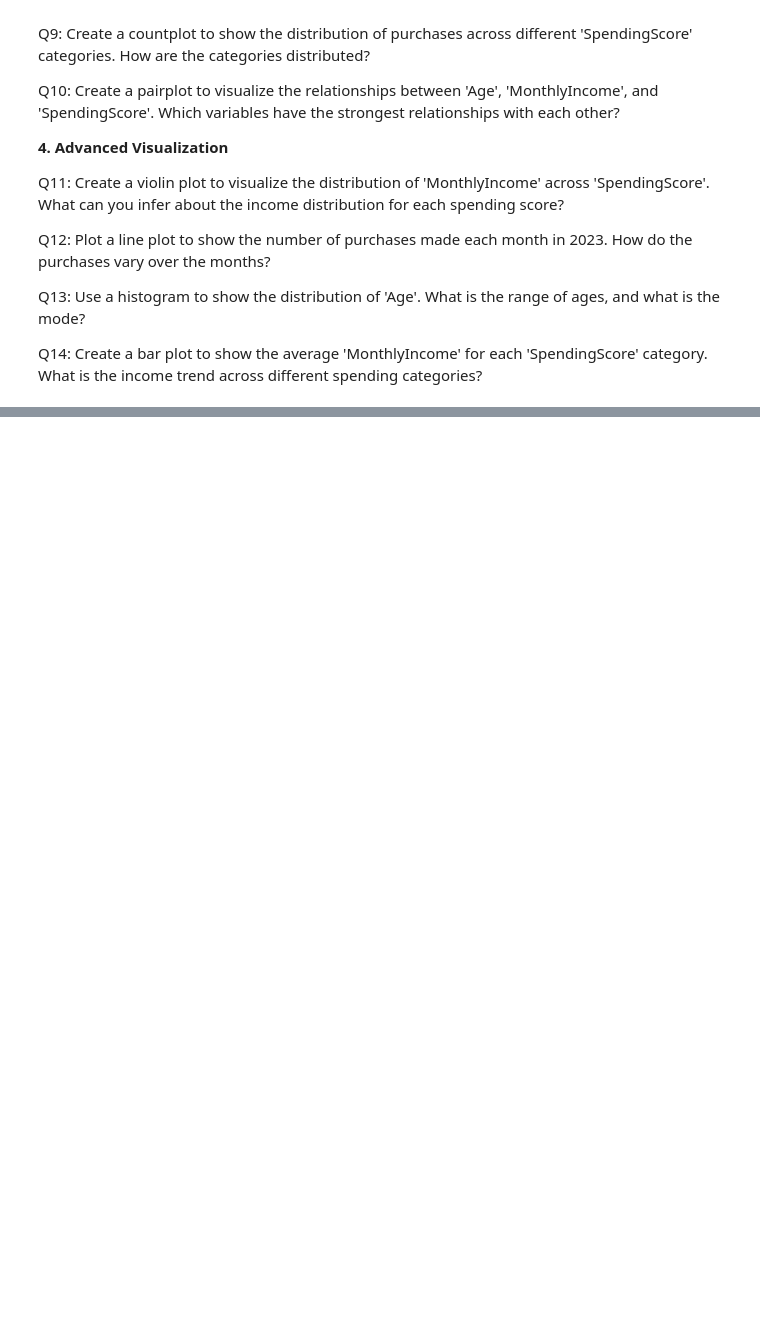
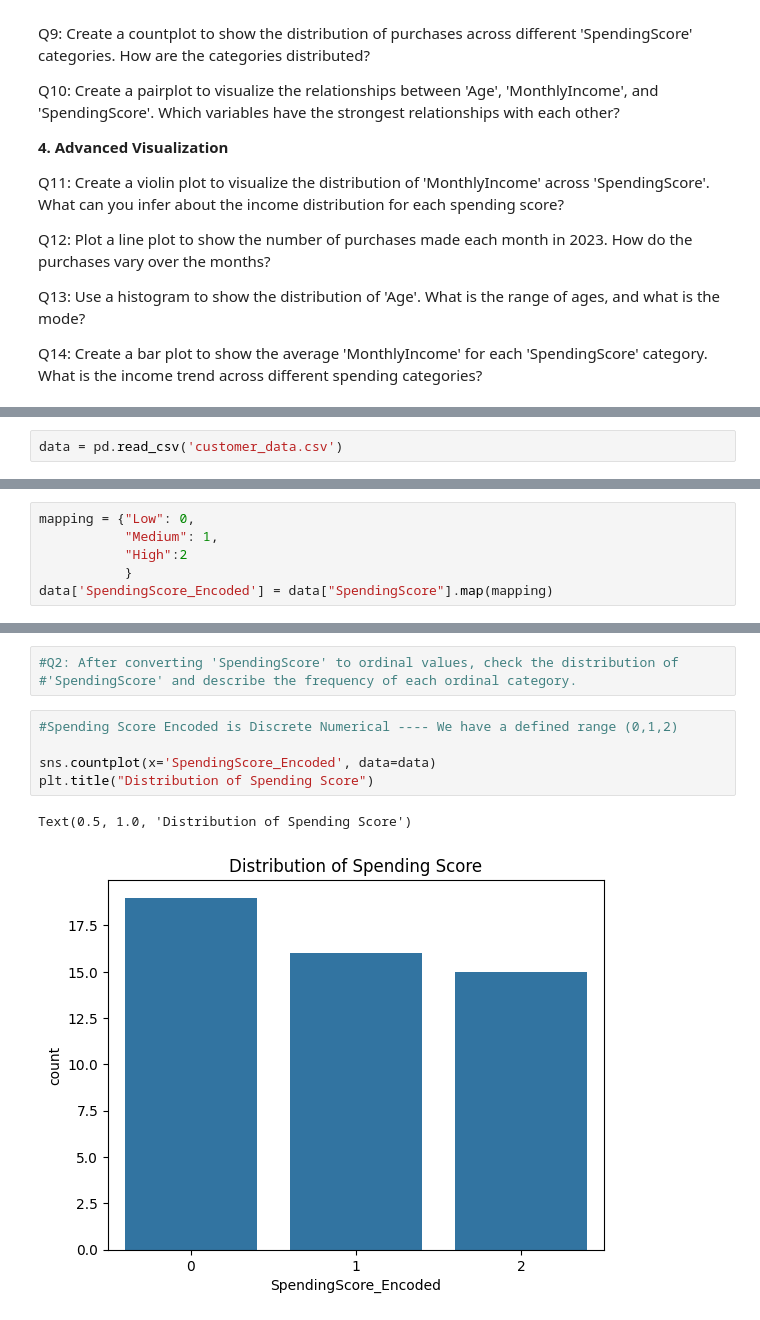
Before and after one commit to pallavimanjare/AIML_programs, a Jupyter notebook: DataVisualization/Assignment_Seaborn_Ordinal.ipynb, the cells around one changed output, grey strips where cells are left out. Saved outputs shown, nothing was run; the diff lists cells and outputs as text; blank space fills up the shorter version.

```diff
--- a/DataVisualization/Assignment_Seaborn_Ordinal.ipynb
+++ b/DataVisualization/Assignment_Seaborn_Ordinal.ipynb
@@ -259,0 +51,2 @@ sns.barplot(data = custdf, x='SpendingScore', y='MonthlyIncome')
+# %%
+data = pd.read_csv('customer_data.csv')
@@ -259,0 +79,6 @@ sns.barplot(data = custdf, x='SpendingScore', y='MonthlyIncome')
+# %%
+mapping = {"Low": 0,
+           "Medium": 1,
+           "High":2
+           }
+data['SpendingScore_Encoded'] = data["SpendingScore"].map(mapping)
@@ -259,0 +94,11 @@ sns.barplot(data = custdf, x='SpendingScore', y='MonthlyIncome')
+# %%
+#Q2: After converting 'SpendingScore' to ordinal values, check the distribution of
+#'SpendingScore' and describe the frequency of each ordinal category.
+# %%
+#Spending Score Encoded is Discrete Numerical ---- We have a defined range (0,1,2)
+
+sns.countplot(x='SpendingScore_Encoded', data=data)
+plt.title("Distribution of Spending Score")
+# %% [output]
+Text(0.5, 1.0, 'Distribution of Spending Score')
+[figure, added]
```
Also changed, not shown: parts of 57 cells of this notebook.
